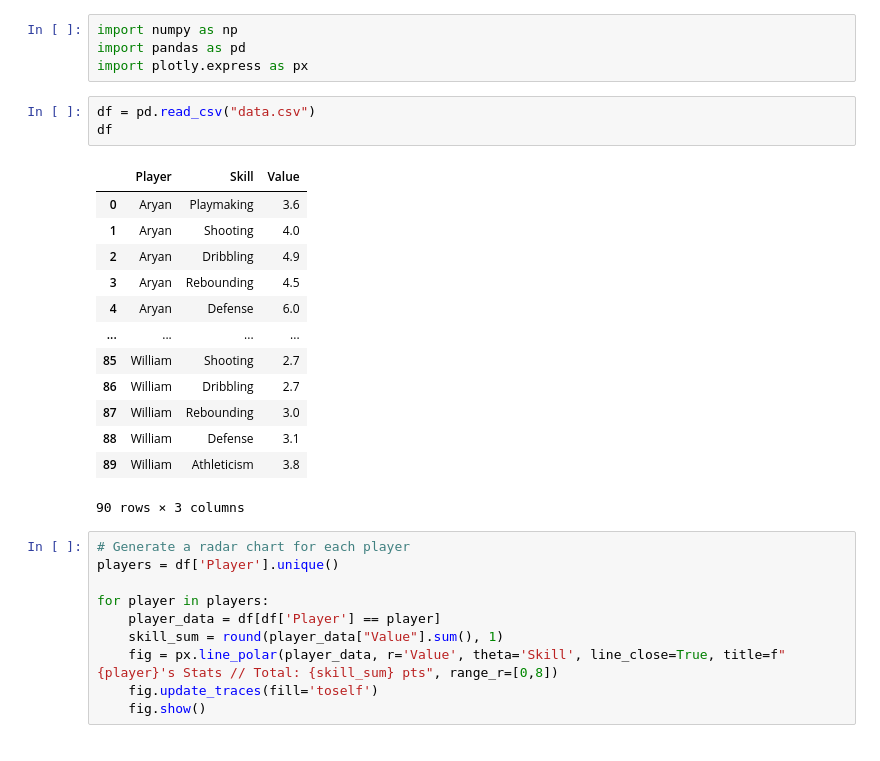
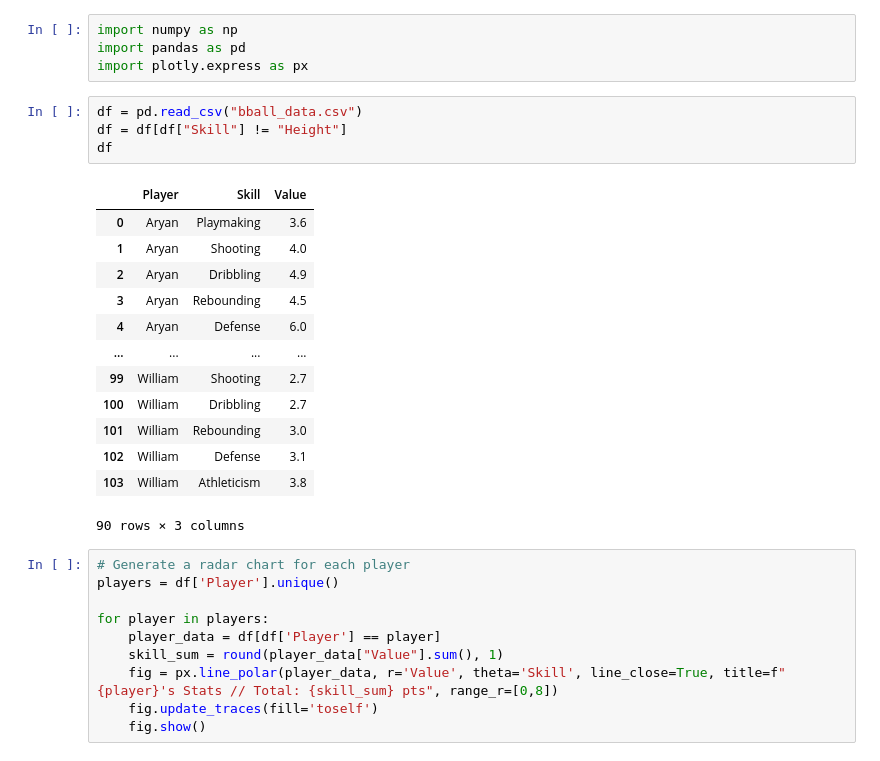
Before and after one commit to olivcho/Optimal-Basketball-Teams, a Jupyter notebook: statVisualization.ipynb, the cells around one changed output. Cells and saved outputs as stored; diff of their text form.

```diff
--- a/statVisualization.ipynb
+++ b/statVisualization.ipynb
@@ -3,21 +3,22 @@ import numpy as np
 import pandas as pd
 import plotly.express as px
 # %%
-df = pd.read_csv("data.csv")
+df = pd.read_csv("bball_data.csv")
+df = df[df["Skill"] != "Height"]
 df
 # %% [output]
 |  | Player | Skill | Value |
 | 0 | Aryan | Playmaking | 3.6 |
 | 1 | Aryan | Shooting | 4.0 |
 | 2 | Aryan | Dribbling | 4.9 |
 | 3 | Aryan | Rebounding | 4.5 |
 | 4 | Aryan | Defense | 6.0 |
 | ... | ... | ... | ... |
-| 85 | William | Shooting | 2.7 |
-| 86 | William | Dribbling | 2.7 |
-| 87 | William | Rebounding | 3.0 |
-| 88 | William | Defense | 3.1 |
-| 89 | William | Athleticism | 3.8 |
+| 99 | William | Shooting | 2.7 |
+| 100 | William | Dribbling | 2.7 |
+| 101 | William | Rebounding | 3.0 |
+| 102 | William | Defense | 3.1 |
+| 103 | William | Athleticism | 3.8 |
 90 rows × 3 columns
 # %%
 # Generate a radar chart for each player
```
Also changed, not shown: 4 other files.
